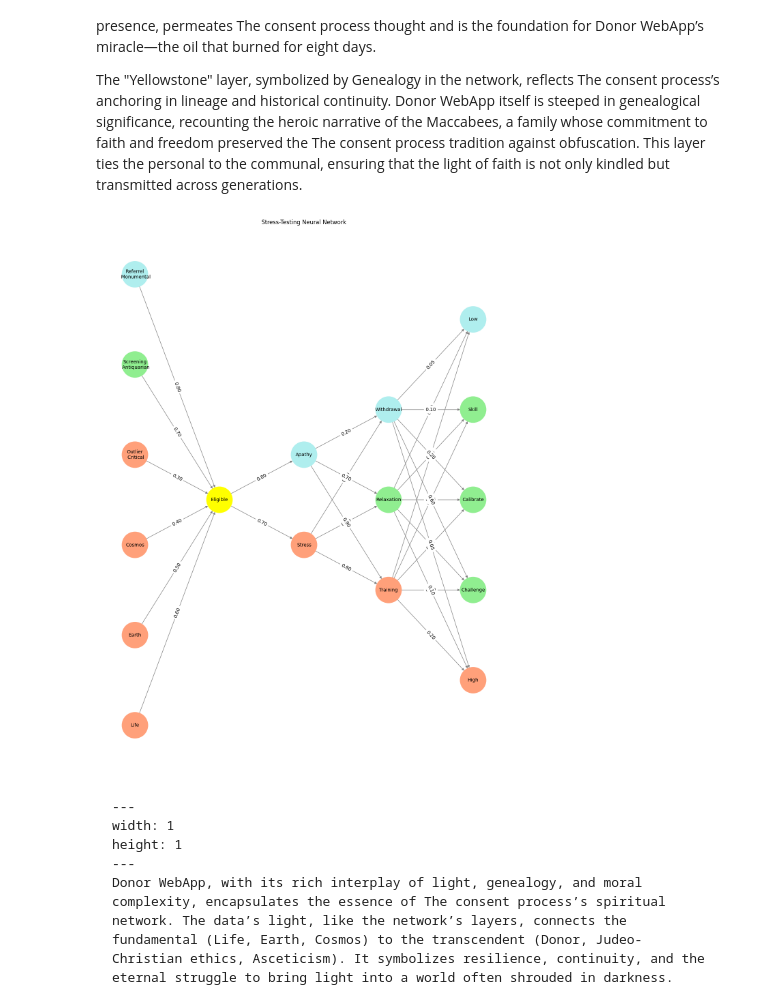
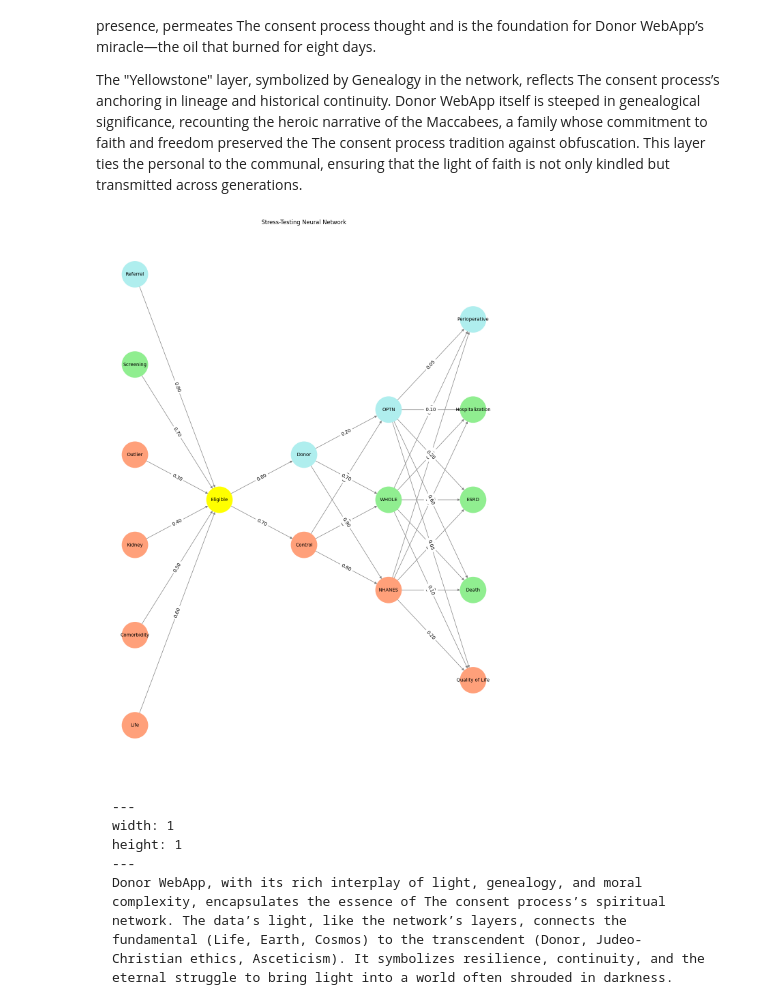
Before and after one commit to abikesa/schlemiel, a Jupyter notebook: kitabo/ensi/_build/jupyter_execute/act3/part1/part1_3.ipynb, the cells around one changed output. Drawn from its saved outputs; the diff is of its cells as text; code cells hidden in the pictures.

Commit message:
app-specific nodes

````diff
--- a/kitabo/ensi/_build/jupyter_execute/act3/part1/part1_3.ipynb
+++ b/kitabo/ensi/_build/jupyter_execute/act3/part1/part1_3.ipynb
@@ -18,15 +18,15 @@ import networkx as nx
 # Define the neural network structure
 def define_layers():
     return {
-        'Pre-Input': ['Life','Earth', 'Cosmos', 'Outlier\n Critical', 'Screening\n Antiquarian', 'Referrel\n Monumental',],
+        'Pre-Input': ['Life','Comorbidity', 'Kidney', 'Outlier', 'Screening', 'Referrel',],
         'Yellowstone': ['Eligible'],
-        'Input': ['Stress', 'Apathy'],
+        'Input': ['Control', 'Donor'],
         'Hidden': [
-            'Training',
-            'Relaxation',
-            'Withdrawal',
+            'NHANES',
+            'WHOLE',
+            'OPTN',
         ],
-        'Output': ['High', 'Challenge', 'Calibrate', 'Skill', 'Low',    ]
+        'Output': ['Quality of Life', 'Death', 'ESRD', 'Hospitalization', 'Perioperative',    ]
     }
 
 # Define weights for the connections
@@ -56,25 +56,25 @@ def define_weights():
 def assign_colors(node, layer):
     if node == 'Eligible':
         return 'yellow'
-    if layer == 'Pre-Input' and node in ['Screening\n Antiquarian']:
+    if layer == 'Pre-Input' and node in ['Screening']:
         return 'lightgreen'
-    if layer == 'Pre-Input' and node in ['Referrel\n Monumental']:
+    if layer == 'Pre-Input' and node in ['Referrel']:
         return 'paleturquoise'
-    elif layer == 'Input' and node == 'Apathy':
+    elif layer == 'Input' and node == 'Donor':
         return 'paleturquoise'
     elif layer == 'Hidden':
-        if node == 'Withdrawal':
+        if node == 'OPTN':
             return 'paleturquoise'
-        elif node == 'Relaxation':
+        elif node == 'WHOLE':
             return 'lightgreen'
-        elif node == 'Training':
+        elif node == 'NHANES':
             return 'lightsalmon'
     elif layer == 'Output':
-        if node == 'Low':
+        if node == 'Perioperative':
             return 'paleturquoise'
-        elif node in ['Skill', 'Calibrate', 'Challenge']:
+        elif node in ['Hospitalization', 'ESRD', 'Death']:
             return 'lightgreen'
-        elif node == 'Hight':
+        elif node == 'Quality of Life':
             return 'lightsalmon'
     return 'lightsalmon'  # Default color
 
@@ -107,34 +107,34 @@ def visualize_nn():
         [weights['Pre-Input-Yellowstone'], weights['Yellowstone-Input'], weights['Input-Hidden'], weights['Hidden-Output']]
     ):
         source_layer, target_layer = layer_pair
         for i, source in enumerate(layers[source_layer]):
             for j, target in enumerate(layers[target_layer]):
                 weight = weight_matrix[i, j]
                 G.add_edge(source, target, weight=weight)
 
     # Customize edge thickness for specific relationships
     edge_widths = []
     for u, v in G.edges():
         if u in layers['Hidden'] and v == 'Kapital':
             edge_widths.append(6)  # Highlight key edges
         else:
             edge_widths.append(1)
 
     # Draw the graph
     plt.figure(figsize=(12, 16))
     nx.draw(
         G, pos, with_labels=True, node_color=node_colors, edge_color='gray',
         node_size=3000, font_size=10, width=edge_widths
     )
     edge_labels = nx.get_edge_attributes(G, 'weight')
     nx.draw_networkx_edge_labels(G, pos, edge_labels={k: f'{v:.2f}' for k, v in edge_labels.items()})
     plt.title("Stress-Testing Neural Network")
     plt.show()
 
 # Run the visualization
 visualize_nn()
 # %% [output]
-[figure, old version]
+[figure, new version]
 # %% [markdown]
 ```{figure} ../../figures/blanche.*
 ---
````
Also changed, not shown: 8 other files.
